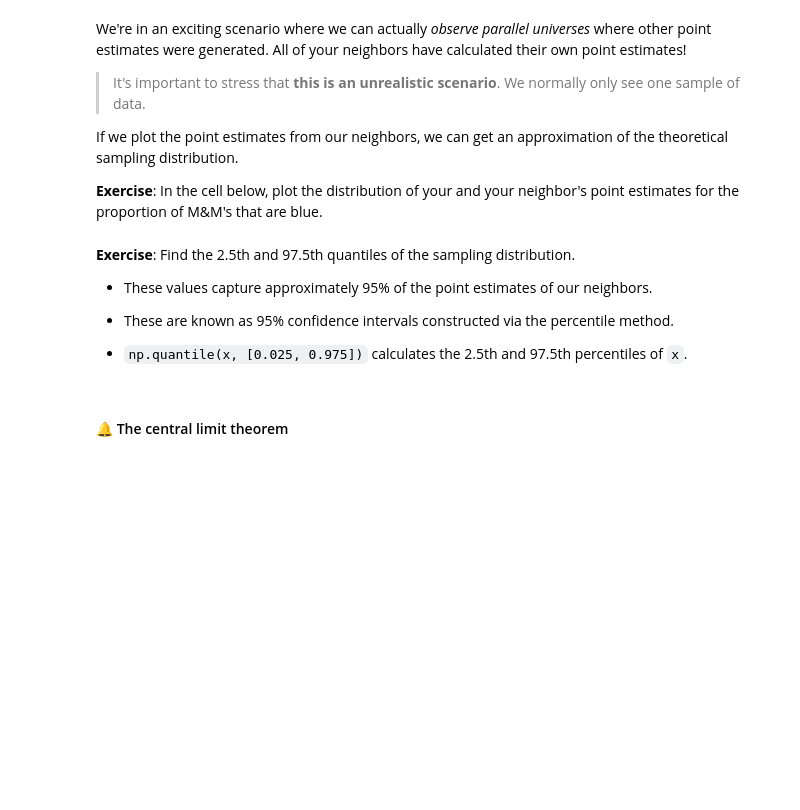
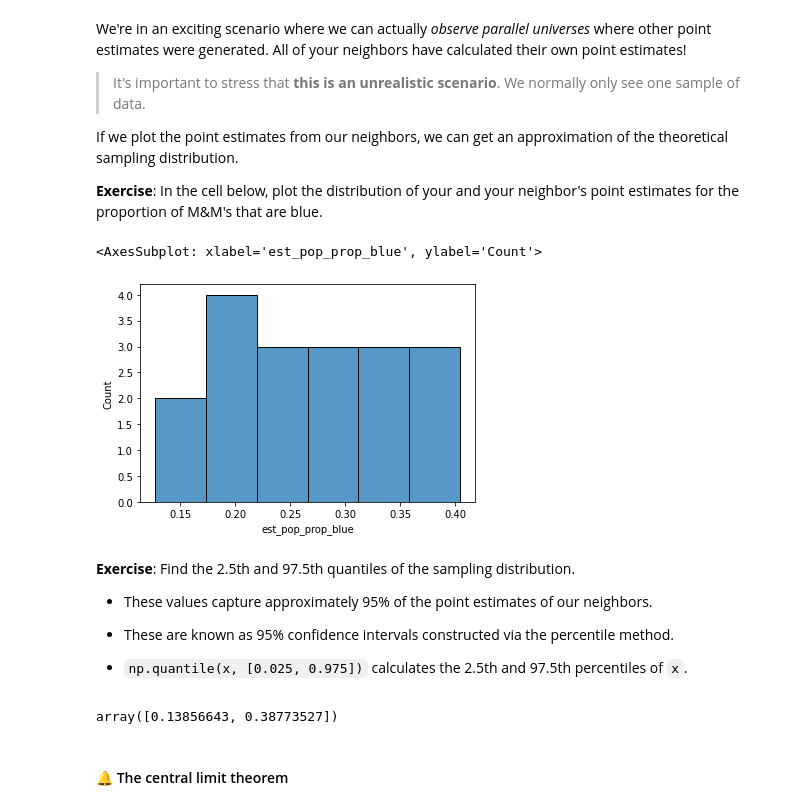
Before and after one commit to stanford-mse-125/section, a Jupyter notebook: Discussions/discussion3-answers.ipynb, the cells around one changed output. Drawn from its saved outputs; the diff is of its cells as text; code cells hidden in the pictures; blank space fills up the shorter version.

```diff
--- a/Discussions/discussion3-answers.ipynb
+++ b/Discussions/discussion3-answers.ipynb
@@ -118,20 +118,25 @@ If we plot the point estimates from our neighbors, we can get an approximation o
 **Exercise**: In the cell below, plot the distribution of your and your neighbor's point estimates for the proportion of M&M's that are blue.
 # %%
 # Your code here!
+
+data_url = 'https://raw.githubusercontent.com/stanford-mse-125/section/main/Discussions/data/mm_data.csv'
 
 # START solution
 
 # import the point estimates from Github
-# link will be posted after the discussion section
-count_data = pd.read_csv(None)
+count_data = pd.read_csv(data_url)
 
 count_data['est_pop_prop_blue'] = (
   count_data['n_blue'] / (count_data['n_blue'] + count_data['n_not_blue'])
 )
+
 # plot the sampling distribution for the proportion that are blue
 sns.histplot(count_data['est_pop_prop_blue'])
 
 # END solution
+# %% [output]
+<AxesSubplot: xlabel='est_pop_prop_blue', ylabel='Count'>
+[figure, added]
 # %% [markdown]
 **Exercise**: Find the 2.5th and 97.5th quantiles of the sampling distribution.
 
@@ -148,6 +153,8 @@ sns.histplot(count_data['est_pop_prop_blue'])
 np.quantile(count_data['est_pop_prop_blue'], [0.025, 0.975])
 
 # END solution
+# %% [output]
+array([0.13856643, 0.38773527])
 # %% [markdown]
 #### 🔔 The central limit theorem
 # %% [markdown]
```
Also changed, not shown: parts of 5 cells of this notebook, 1 other file.
